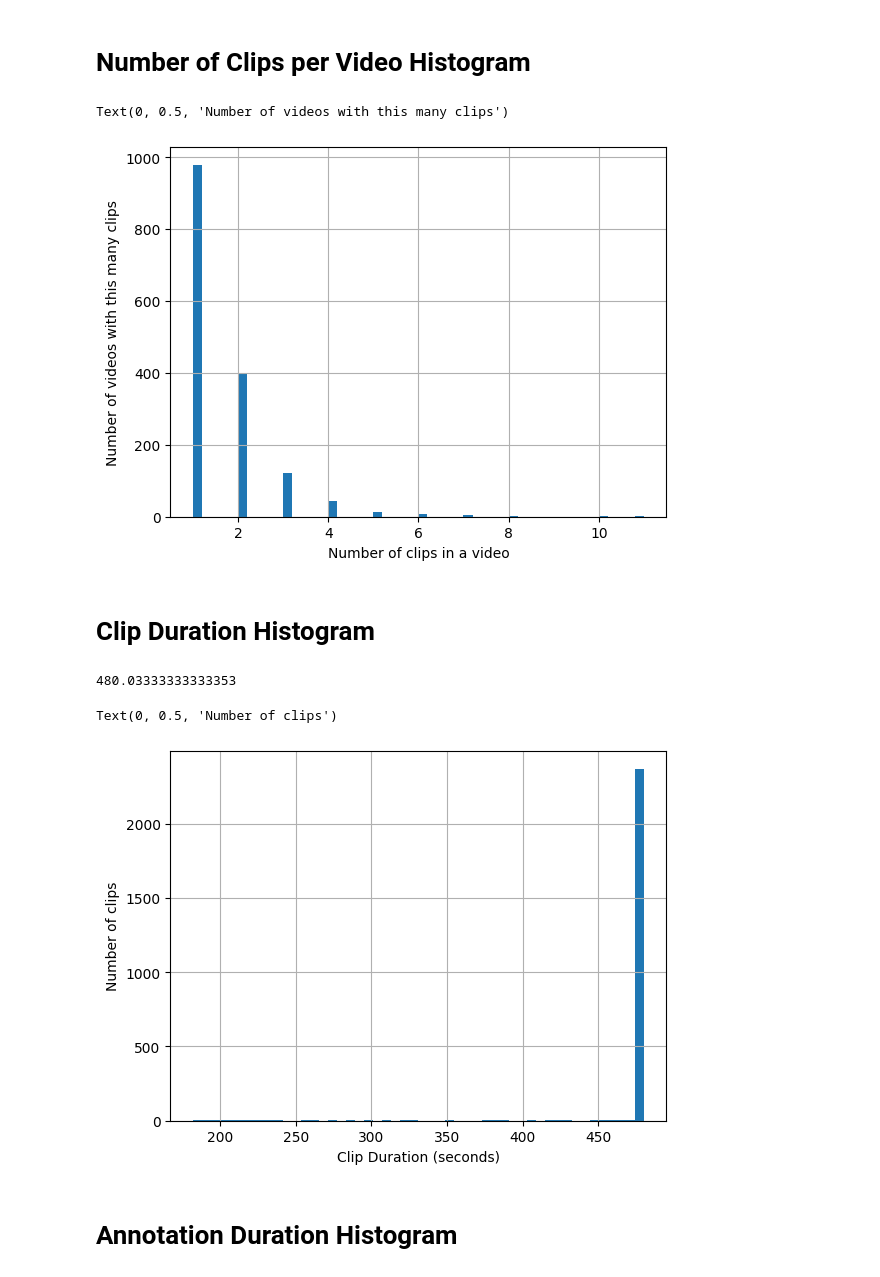
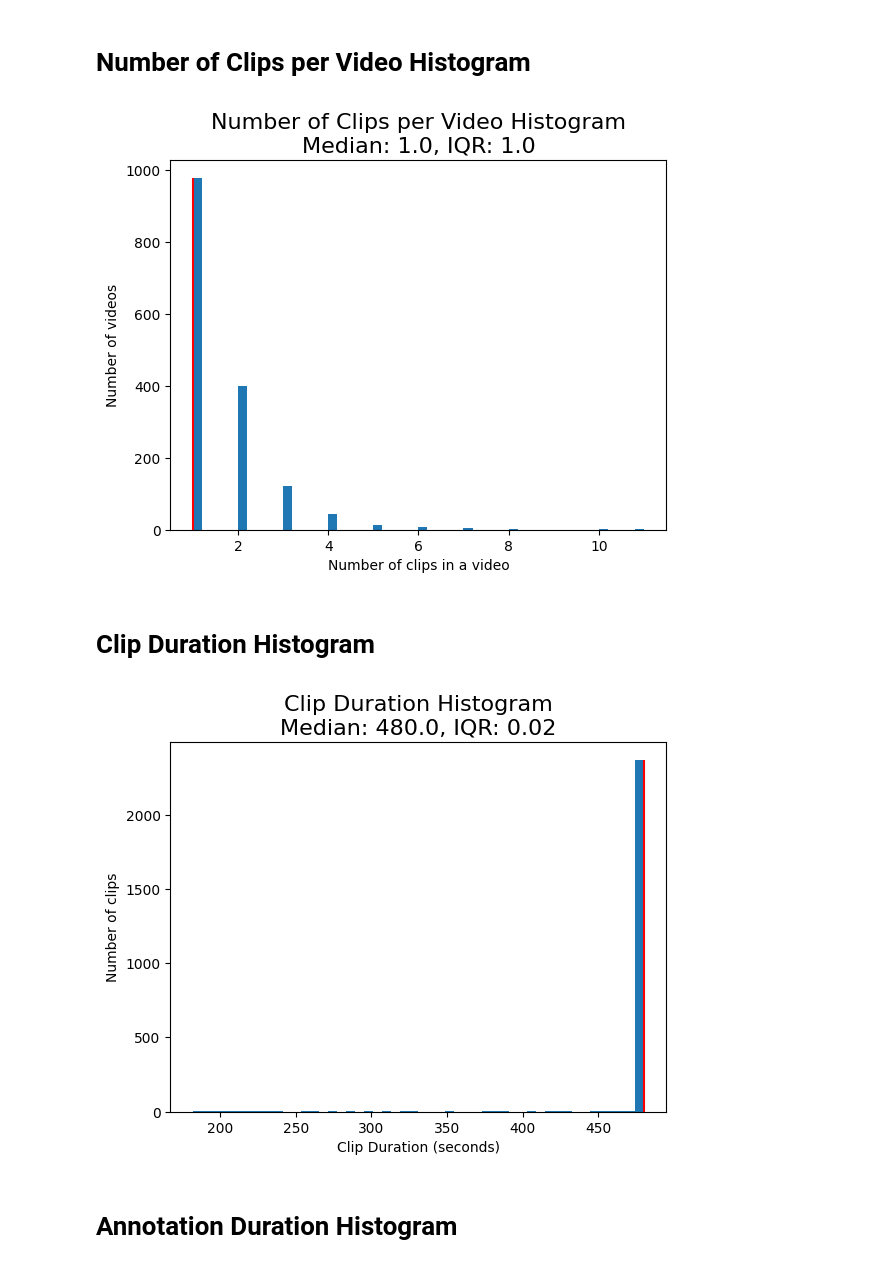
Before and after one commit to ardarslan/egocentric-video-understanding, a Jupyter notebook: scripts/03_analyze_annotations/analyze_annotations.ipynb, the cells around one changed output. Drawn from its saved outputs; the diff is of its cells as text; code cells hidden in the pictures.

```diff
--- a/scripts/03_analyze_annotations/analyze_annotations.ipynb
+++ b/scripts/03_analyze_annotations/analyze_annotations.ipynb
@@ -56,25 +71,33 @@ Text(0, 0.5, 'Number of clips with this many annotations')
 # %% [markdown]
 # Number of Clips per Video Histogram
 # %%
-annotations_df.groupby(["video_id"]).agg({"clip_id": "nunique"})["clip_id"].hist(bins=50)
+data = annotations_df.groupby(["video_id"]).agg({"clip_id": "nunique"})["clip_id"].values
+
+median = np.median(data)
+n, _, _ = plt.hist(data, bins=50)
+plt.vlines(x=np.nanmedian(data), ymin=0.0, ymax=np.max(n), color="red", label="Median")
+plt.title(f"Number of Clips per Video Histogram\nMedian: {np.round(np.nanmedian(data), 2)}, IQR: {np.round(np.nanpercentile(data, 75) - np.nanpercentile(data, 25), 2)}", fontsize=16)
+
 plt.xlabel("Number of clips in a video")
-plt.ylabel("Number of videos with this many clips")
+plt.ylabel("Number of videos")
+plt.savefig(os.path.join(os.environ["CODE"], "plots", "number_of_clips_per_video_histogram.png"), dpi=300)
 # %% [output]
-Text(0, 0.5, 'Number of videos with this many clips')
-[figure, old version]
+[figure, new version]
 # %% [markdown]
 # Clip Duration Histogram
-# %%
-annotations_df.drop_duplicates(subset=["clip_id"])["clip_duration"].max()
-# %% [output]
-480.03333333333353
 # %%
-annotations_df.drop_duplicates(subset=["clip_id"])["clip_duration"].hist(bins=50)
+data = annotations_df.drop_duplicates(subset=["clip_id"])["clip_duration"].values
+
+median = np.median(data)
+n, _, _ = plt.hist(data, bins=50)
+plt.vlines(x=np.nanmedian(data), ymin=0.0, ymax=np.max(n), color="red", label="Median")
+plt.title(f"Clip Duration Histogram\nMedian: {np.round(np.nanmedian(data), 2)}, IQR: {np.round(np.nanpercentile(data, 75) - np.nanpercentile(data, 25), 2)}", fontsize=16)
+
 plt.xlabel("Clip Duration (seconds)")
 plt.ylabel("Number of clips")
+plt.savefig(os.path.join(os.environ["CODE"], "plots", "clip_duration_histogram.png"), dpi=300)
 # %% [output]
-Text(0, 0.5, 'Number of clips')
-[figure, old version]
+[figure, new version]
 # %% [markdown]
 # Annotation Duration Histogram
 # %%
```
Also changed, not shown: parts of 15 cells of this notebook, 13 other files.
